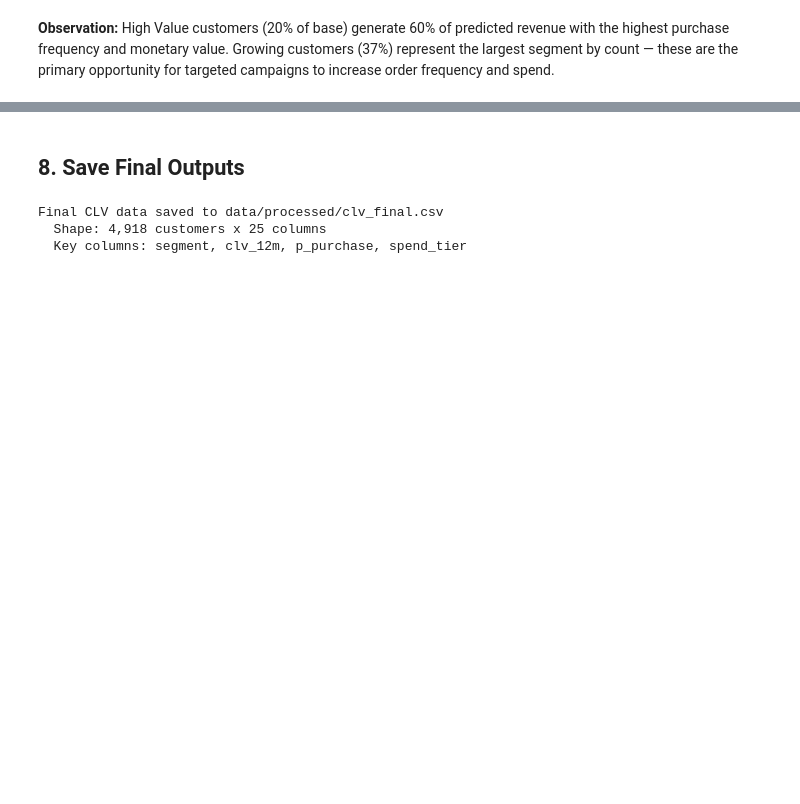
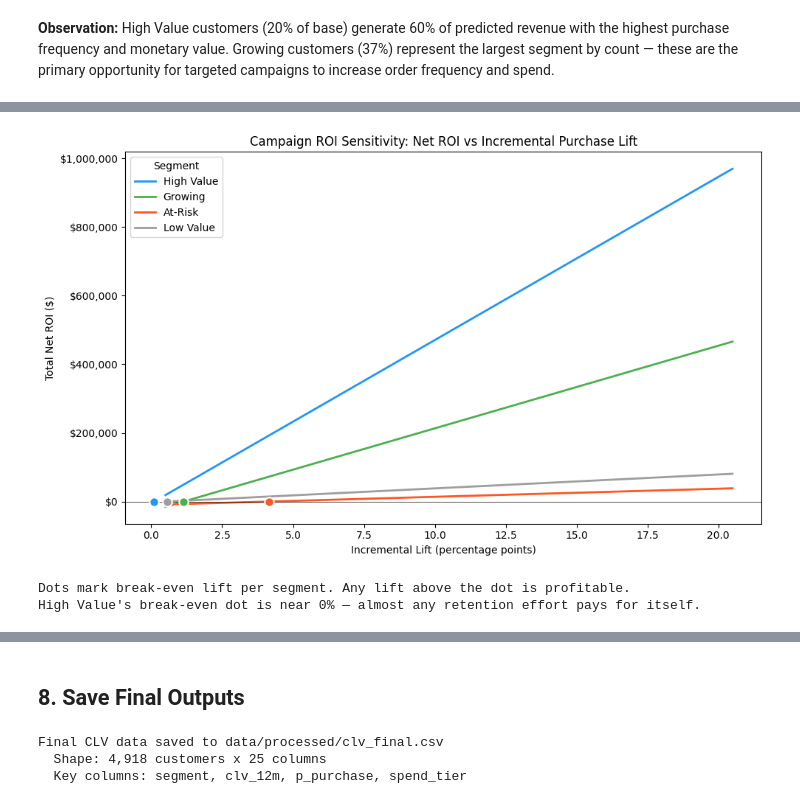
Before and after one commit to dsyhub/customer-lifetime-value-prediction, a Jupyter notebook: notebooks/03_customer_lifetime_value_segmentation.ipynb, the cells around one changed output, grey strips where cells are left out. Cells and saved outputs as stored; diff of their text form; code cells hidden in the pictures; blank space fills up the shorter version.

```diff
--- a/notebooks/03_customer_lifetime_value_segmentation.ipynb
+++ b/notebooks/03_customer_lifetime_value_segmentation.ipynb
@@ -918,0 +981,47 @@ The CLV model gives us two things that don't require assumptions: (1) which cust
+# %%
+# Sensitivity analysis: Net ROI across a range of incremental lifts
+lift_range = np.arange(0.005, 0.21, 0.005)  # 0.5% to 20% incremental lift
+
+fig, ax = plt.subplots(figsize=(10, 6))
+
+colors_seg = {
+    'High Value': '#2196F3',
+    'Growing':    '#4CAF50',
+    'At-Risk':    '#FF5722',
+    'Low Value':  '#9E9E9E',
+}
+
+for seg in seg_order:
+    if seg not in seg_profile.index:
+        continue
+    budget  = campaign_budgets[seg]['budget']
+    avg_clv = seg_profile.loc[seg, 'avg_clv_12m']
+    n_cust  = seg_profile.loc[seg, 'n_customers']
+
+    # Net ROI per customer = lift × avg_clv − budget
+    net_roi_per_cust = lift_range * avg_clv - budget
+    total_net_roi = net_roi_per_cust * n_cust
+
+    ax.plot(lift_range * 100, total_net_roi,
+            color=colors_seg[seg], linewidth=2, label=seg)
+
+    # Mark break-even point
+    be_lift = budget / avg_clv
+    ax.scatter(be_lift * 100, 0, color=colors_seg[seg],
+               s=80, zorder=5, edgecolors='white', linewidths=1.5)
+
+ax.axhline(y=0, color='black', linestyle='-', linewidth=0.5)
+ax.set_xlabel('Incremental Lift (percentage points)')
+ax.set_ylabel('Total Net ROI ($)')
+ax.set_title('Campaign ROI Sensitivity: Net ROI vs Incremental Purchase Lift')
+ax.yaxis.set_major_formatter(mticker.FuncFormatter(lambda x, _: f'${x:,.0f}'))
+ax.legend(title='Segment')
+plt.tight_layout()
+plt.show()
+
+print("Dots mark break-even lift per segment. Any lift above the dot is profitable.")
+print("High Value's break-even dot is near 0% — almost any retention effort pays for itself.")
+# %% [output]
+[figure, added]
+Dots mark break-even lift per segment. Any lift above the dot is profitable.
+High Value's break-even dot is near 0% — almost any retention effort pays for itself.
```
Also changed, not shown: parts of 43 cells of this notebook, 11 other files.
